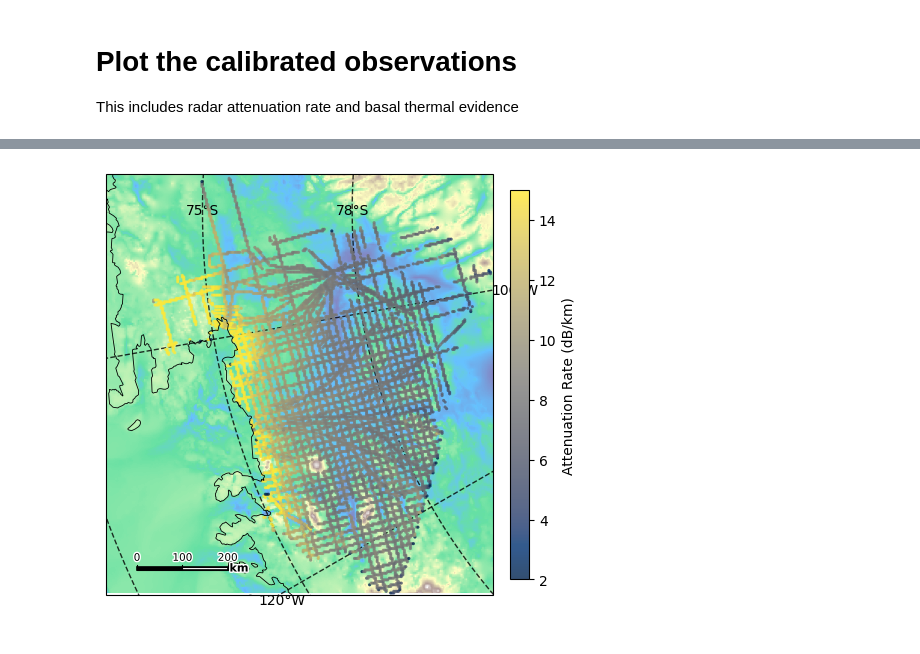
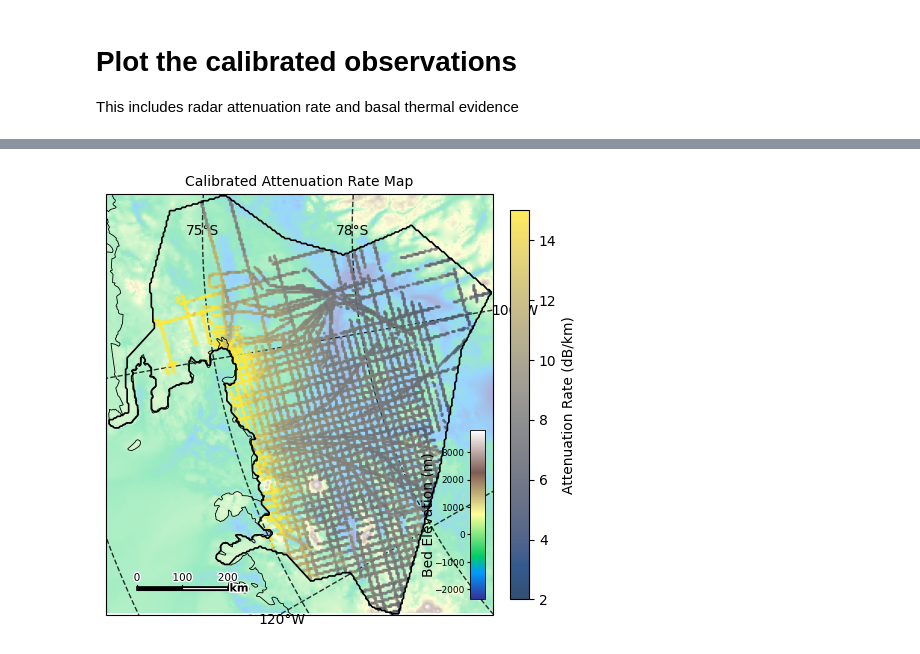
Before and after one commit to alastairyang/GMR-inference, a Jupyter notebook: notebooks/plotObservations.ipynb, the cells around one changed output, grey strips where cells are left out. Cells and saved outputs as stored; diff of their text form; code cells hidden in the pictures.

Commit message:
produced a working attenuation rate and basal thermal evidence maps

```diff
--- a/notebooks/plotObservations.ipynb
+++ b/notebooks/plotObservations.ipynb
@@ -59,39 +63,54 @@ Keys of the evidence data:
 # %%
 x = atten_rate_data['x']
 y = atten_rate_data['y']
 X, Y = np.meshgrid(x, y)
 X = X.flatten()
 Y = Y.flatten()
 
 atten_rate_plot = atten_rate_data['atten_rate_calibrated'].reshape((ny, nx))
 atten_rate_plot = np.where(atten_rate_data['flight_mask'], atten_rate_plot, np.nan)
 
 atten_rate = dict(
-    x = X,
-    y = Y,
-    data = atten_rate_plot,
-    cmap = 'cividis',
-    data_type = 'scatter',
-    s = 5,
-    alpha = 0.8,
-    vmin = 2,
-    vmax = 15,
     cb_label = 'Attenuation Rate (dB/km)',
-    scalebar = (200, 2) # scale bar in km and number of segmentsbackground
+    scalebar = (200, 2), # scale bar in km and number of segments
+    title = 'Calibrated Attenuation Rate Map',
+    layers = [
+        dict(
+            x = X,
+            y = Y,
+            data_type = 'scatter',
+            data = atten_rate_plot,
+            cmap = 'cividis',
+            s = 5,
+            alpha = 0.8,
+            vmin = 2,
+            vmax = 15,
+        ),
+        dict(
+            x = aux_data['domain_bound_line'][0],
+            y = aux_data['domain_bound_line'][1],
+            data_type = 'line',
+            color = 'k',
+            linewidth = 1.2,
+            alpha = 1.0
+        ),
+    ]
 )
 background = dict(
     x = xs_ase,
     y = ys_ase,
     data = aux_data['bed'],
     cmap = 'terrain',
     cb_label = 'Bed Elevation (m)',
+    alpha = 0.4
 )
 
 plotit.define_extent(xs_ase, ys_ase)
 fig = plotit.plot(data = (atten_rate,),
                   background= background)
+fig.savefig('../figs/atten_rate_map.png', dpi=300, bbox_inches='tight')
 # %% [output]
-[figure, old version]
+[figure, new version]
 # %%
 x = evidence_data['x'].ravel()
 y = evidence_data['y'].ravel()
```
Also changed, not shown: parts of 4 cells of this notebook, 4 other files.
